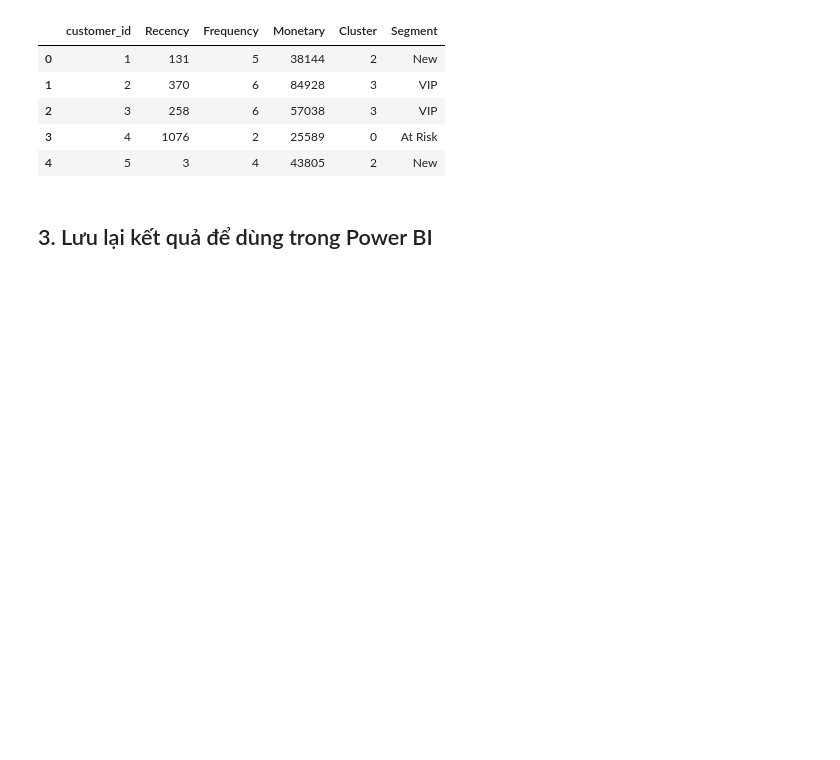
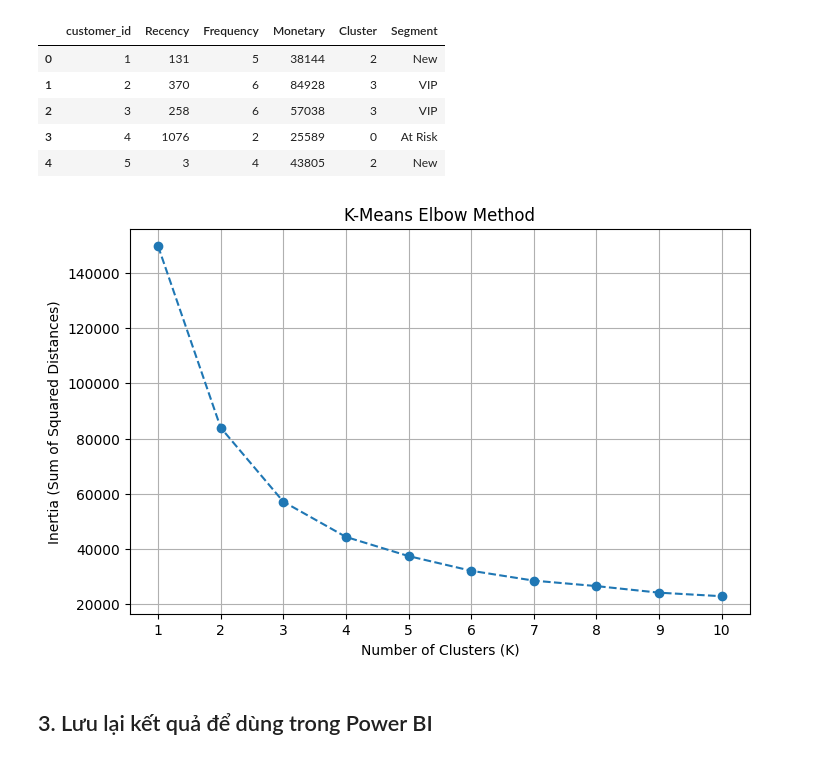
Before and after one commit to tunah72/dv-lab3-dashboard, a Jupyter notebook: notebooks/machine_learning.ipynb, the cells around one changed output. Cells and saved outputs as stored; diff of their text form; code cells hidden in the pictures; blank space fills up the shorter version.

Commit message:
Update LaTeX report, add K-Means elbow plot and Data Model, run notebooks

```diff
--- a/notebooks/machine_learning.ipynb
+++ b/notebooks/machine_learning.ipynb
@@ -50,6 +50,27 @@ display(rfm.head())
 | 2 | 3 | 258 | 6 | 57038 | 3 | VIP |
 | 3 | 4 | 1076 | 2 | 25589 | 0 | At Risk |
 | 4 | 5 | 3 | 4 | 43805 | 2 | New |
+# %%
+inertia = []
+k_range = range(1, 11)
+for k in k_range:
+    km = KMeans(n_clusters=k, random_state=42)
+    km.fit(rfm_scaled)
+    inertia.append(km.inertia_)
+
+plt.figure(figsize=(8, 5))
+plt.plot(k_range, inertia, marker='o', linestyle='--')
+plt.title('K-Means Elbow Method')
+plt.xlabel('Number of Clusters (K)')
+plt.ylabel('Inertia (Sum of Squared Distances)')
+plt.xticks(k_range)
+plt.grid(True)
+import os
+os.makedirs('../report/img', exist_ok=True)
+plt.savefig('../report/img/kmeans-elbow.png')
+plt.show()
+# %% [output]
+[figure, added]
 # %% [markdown]
 ## 3. Lưu lại kết quả để dùng trong Power BI
 # %%
```
Also changed, not shown: 12 other files.
